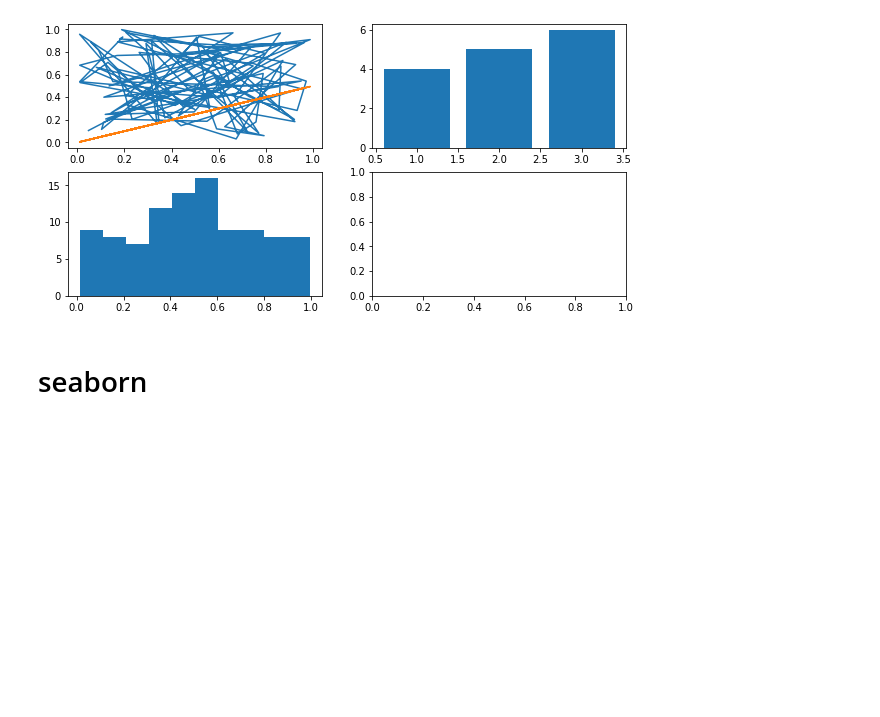
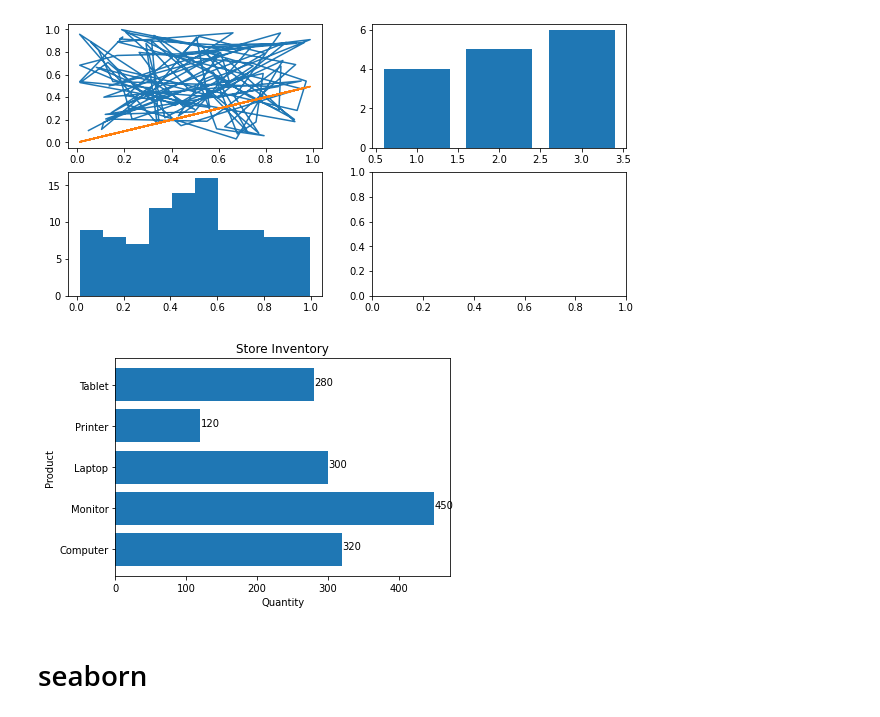
Before and after one commit to huongd17at089/income_prediction, a Jupyter notebook: handbook.ipynb, the cells around one changed output. Saved outputs shown, nothing was run; the diff lists cells and outputs as text; code cells hidden in the pictures; blank space fills up the shorter version.

```diff
--- a/handbook.ipynb
+++ b/handbook.ipynb
@@ -628,6 +628,23 @@ axs[0,1].bar([1,2,3], [4,5,6])
 axs[1,0].hist(np.random.random(100), bins = 10);
 # %% [output]
 [figure]
+# %%
+import matplotlib.pyplot as plt
+
+Product = ['Computer','Monitor','Laptop','Printer','Tablet']
+Quantity = [320,450,300,120,280]
+
+
+plt.barh(Product,Quantity)
+plt.title('Store Inventory')
+plt.ylabel('Product')
+plt.xlabel('Quantity')
+for i,v in enumerate(Quantity):
+  plt.text(v,i, v)
+
+plt.show()
+# %% [output]
+[figure, added]
 # %% [markdown]
 # seaborn
 # %%
```
